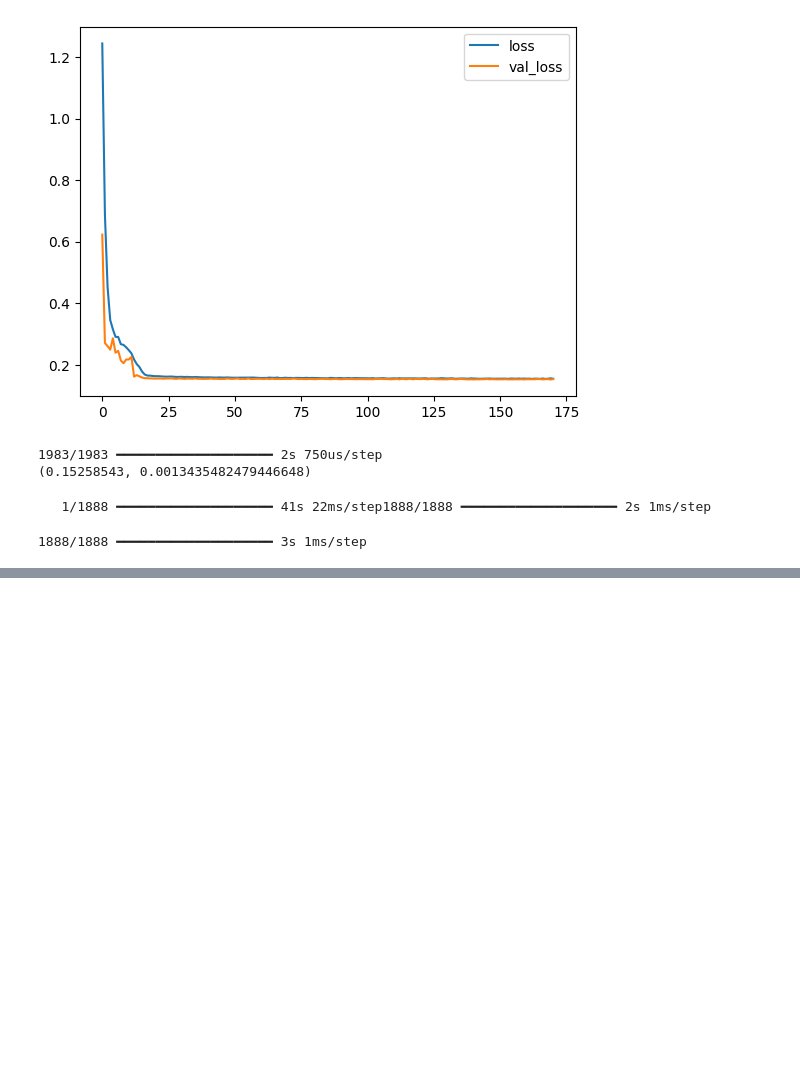
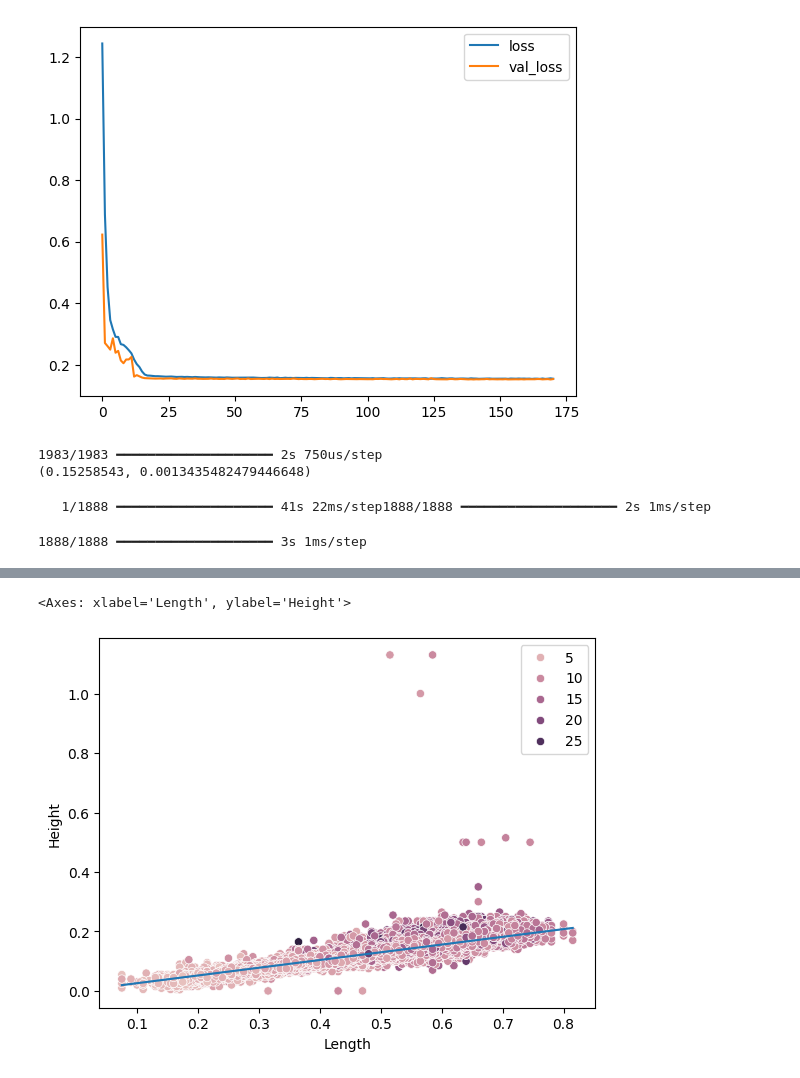
Before and after one commit to NicolasChagnet/kaggle-datasets-analysis, a Jupyter notebook: Abalone Regression/regression_abalone.ipynb, the cells around one changed output, grey strips where cells are left out. Cells and saved outputs as stored; diff of their text form; code cells hidden in the pictures; blank space fills up the shorter version.

```diff
--- a/Abalone Regression/regression_abalone.ipynb
+++ b/Abalone Regression/regression_abalone.ipynb
@@ -477,0 +496,8 @@ y_predict_nn_df.round(0).astype("int").to_csv("submissions/xgb_neural_network.cs
+# %%
+# There seems to be a linear relationship between Height and Length. However there are a few outliers here.
+mean_slope_height_vs_length = (train_clean_df["Height"] / train_clean_df["Length"]).mean()
+sns.scatterplot(train_clean_df, x="Length", y="Height", hue="Rings")
+sns.lineplot(x=train_clean_df["Length"], y=mean_slope_height_vs_length * train_df["Length"])
+# %% [output]
+<Axes: xlabel='Length', ylabel='Height'>
+[figure, added]
```
Also changed, not shown: parts of 40 cells of this notebook, 3 other files.
